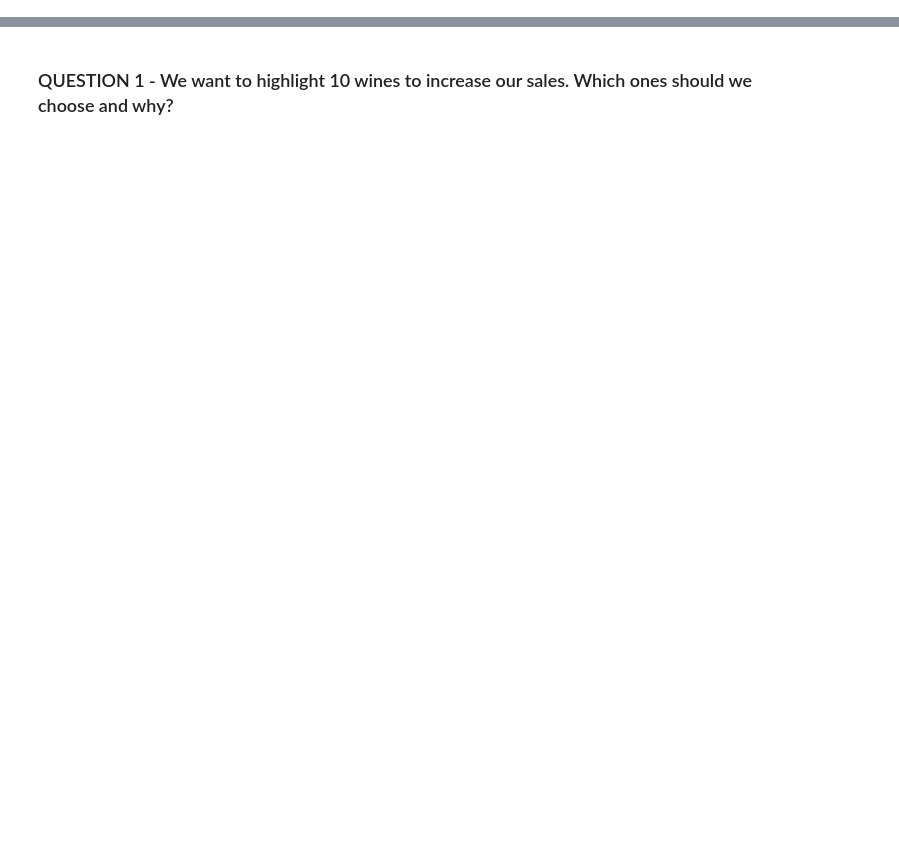
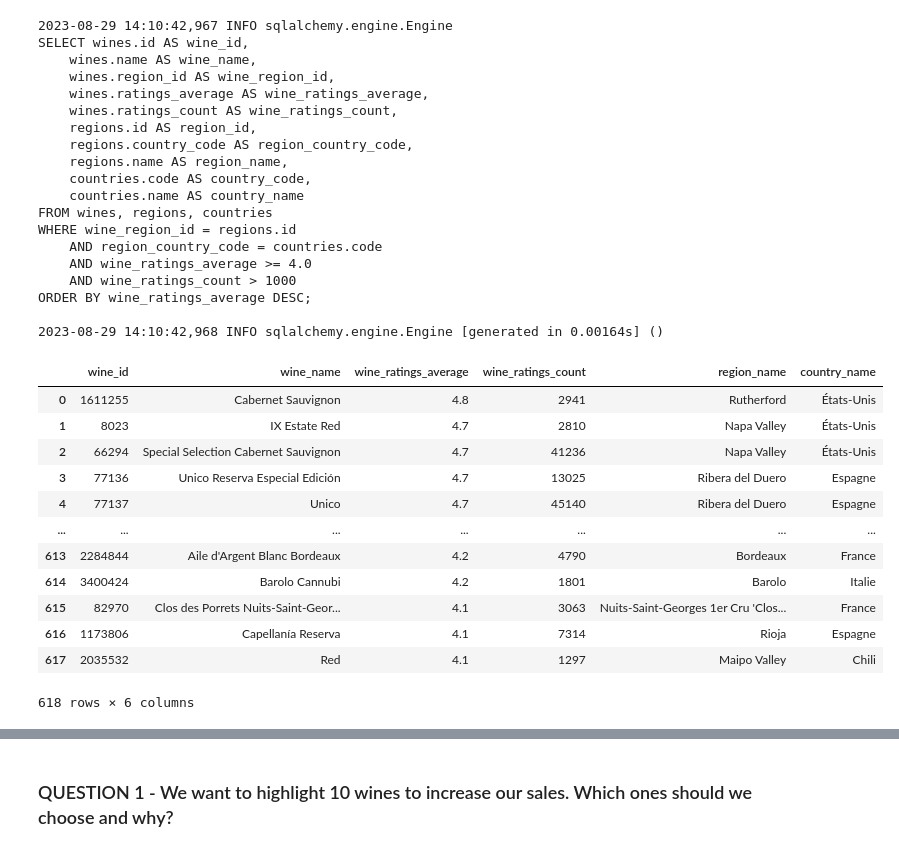
Before and after one commit to moni2code/project_vivino, a Jupyter notebook: notebooks/vivino_analysis_muhammad.ipynb, the cells around one changed output, grey strips where cells are left out. Drawn from its saved outputs; the diff is of its cells as text; code cells hidden in the pictures; blank space fills up the shorter version.

```diff
--- a/notebooks/vivino_analysis_muhammad.ipynb
+++ b/notebooks/vivino_analysis_muhammad.ipynb
@@ -11,7 +10,4 @@ engine = create_engine('sqlite:///../data/vivino.db', echo=True)
 
 ## creating session
 Session = sessionmaker(bind=engine)
-
-## checking tables in vivino.db
-table_names = engine.table_names()
-print(table_names)
+session = Session()
@@ -21,0 +125,63 @@ print(table_names)
+# %%
+## query 'wines' table to convert its region_id field into region_name by joining with regions table and countries table
+query_convert_region_id = """
+SELECT wines.id AS wine_id,
+    wines.name AS wine_name,
+    wines.region_id AS wine_region_id,
+    wines.ratings_average AS wine_ratings_average,
+    wines.ratings_count AS wine_ratings_count,
+    regions.id AS region_id,
+    regions.country_code AS region_country_code,
+    regions.name AS region_name,
+    countries.code AS country_code,
+    countries.name AS country_name
+FROM wines, regions, countries
+WHERE wine_region_id = regions.id
+    AND region_country_code = countries.code
+    AND wine_ratings_average >= 4.0
+    AND wine_ratings_count > 1000
+ORDER BY wine_ratings_average DESC;
+"""
+result_convert_region_id = session.execute(text(query_convert_region_id)).fetchall()
+
+## convert result to dataframe
+df_convert_region_id = pd.DataFrame(result_convert_region_id, columns=['wine_id', 'wine_name', 'wine_region_id', 'wine_ratings_average', 'wine_ratings_count', 'region_id', 'region_country_code', 'region_name', 'country_code', 'country_name'])
+df_convert_region_id = df_convert_region_id.drop(columns=['wine_region_id', 'region_id', 'region_country_code', 'country_code'])
+df_convert_region_id = df_convert_region_id.drop_duplicates()
+df_convert_region_id = df_convert_region_id.reset_index(drop=True)
+
+## display df_convert_region_id
+display(df_convert_region_id)
+# %% [output]
+2023-08-29 14:10:42,967 INFO sqlalchemy.engine.Engine
+SELECT wines.id AS wine_id,
+    wines.name AS wine_name,
+    wines.region_id AS wine_region_id,
+    wines.ratings_average AS wine_ratings_average,
+    wines.ratings_count AS wine_ratings_count,
+    regions.id AS region_id,
+    regions.country_code AS region_country_code,
+    regions.name AS region_name,
+    countries.code AS country_code,
+    countries.name AS country_name
+FROM wines, regions, countries
+WHERE wine_region_id = regions.id
+    AND region_country_code = countries.code
+    AND wine_ratings_average >= 4.0
+    AND wine_ratings_count > 1000
+ORDER BY wine_ratings_average DESC;
+
+2023-08-29 14:10:42,968 INFO sqlalchemy.engine.Engine [generated in 0.00164s] ()
+|  | wine_id | wine_name | wine_ratings_average | wine_ratings_count | region_name | country_name |
+| 0 | 1611255 | Cabernet Sauvignon | 4.8 | 2941 | Rutherford | États-Unis |
+| 1 | 8023 | IX Estate Red | 4.7 | 2810 | Napa Valley | États-Unis |
+| 2 | 66294 | Special Selection Cabernet Sauvignon | 4.7 | 41236 | Napa Valley | États-Unis |
+| 3 | 77136 | Unico Reserva Especial Edición | 4.7 | 13025 | Ribera del Duero | Espagne |
+| 4 | 77137 | Unico | 4.7 | 45140 | Ribera del Duero | Espagne |
+| ... | ... | ... | ... | ... | ... | ... |
+| 613 | 2284844 | Aile d'Argent Blanc Bordeaux | 4.2 | 4790 | Bordeaux | France |
+| 614 | 3400424 | Barolo Cannubi | 4.2 | 1801 | Barolo | Italie |
+| 615 | 82970 | Clos des Porrets Nuits-Saint-Geor... | 4.1 | 3063 | Nuits-Saint-Georges 1er Cru 'Clos... | France |
+| 616 | 1173806 | Capellanía Reserva | 4.1 | 7314 | Rioja | Espagne |
+| 617 | 2035532 | Red | 4.1 | 1297 | Maipo Valley | Chili |
+618 rows × 6 columns
```
Also changed, not shown: parts of 11 cells of this notebook, 1 other file.
